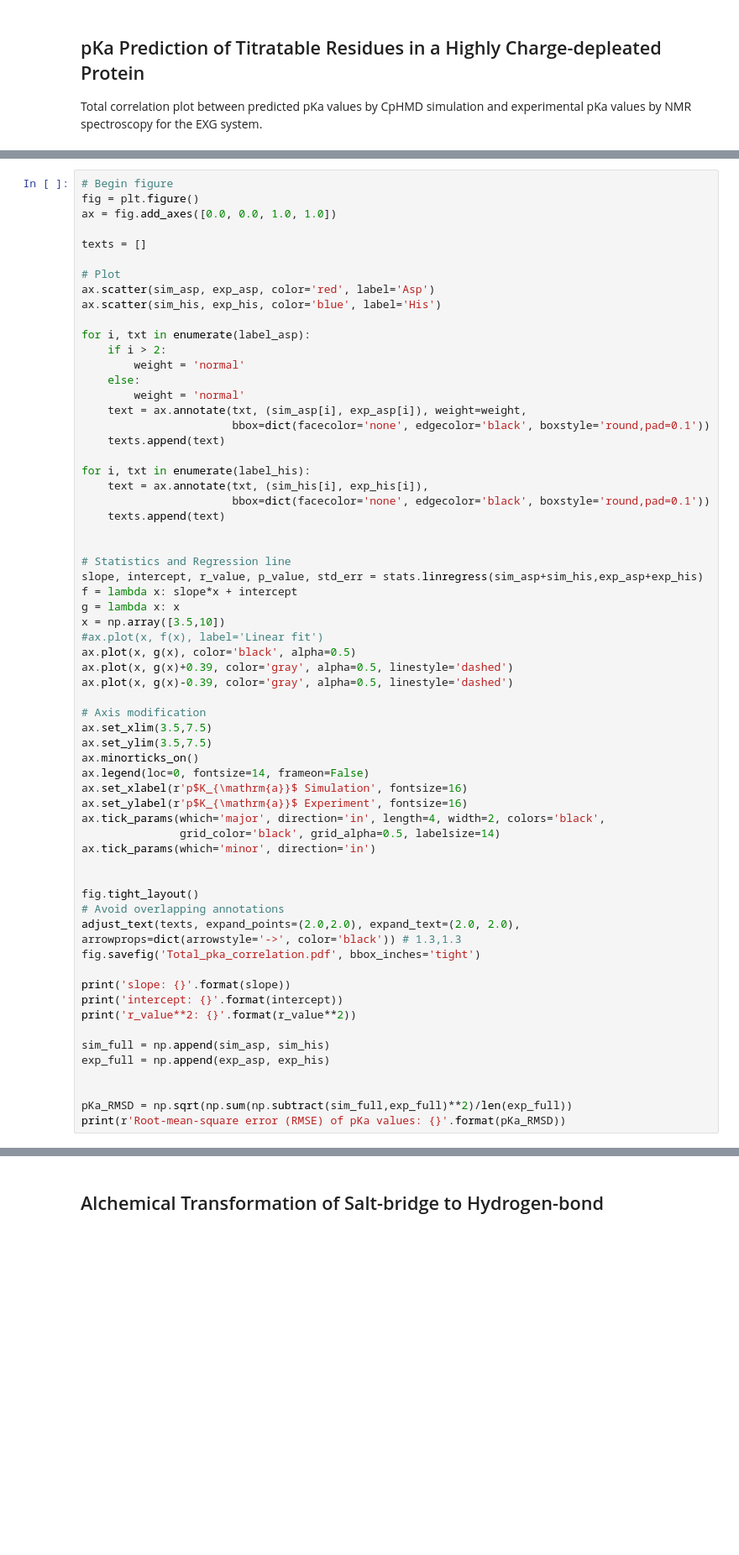
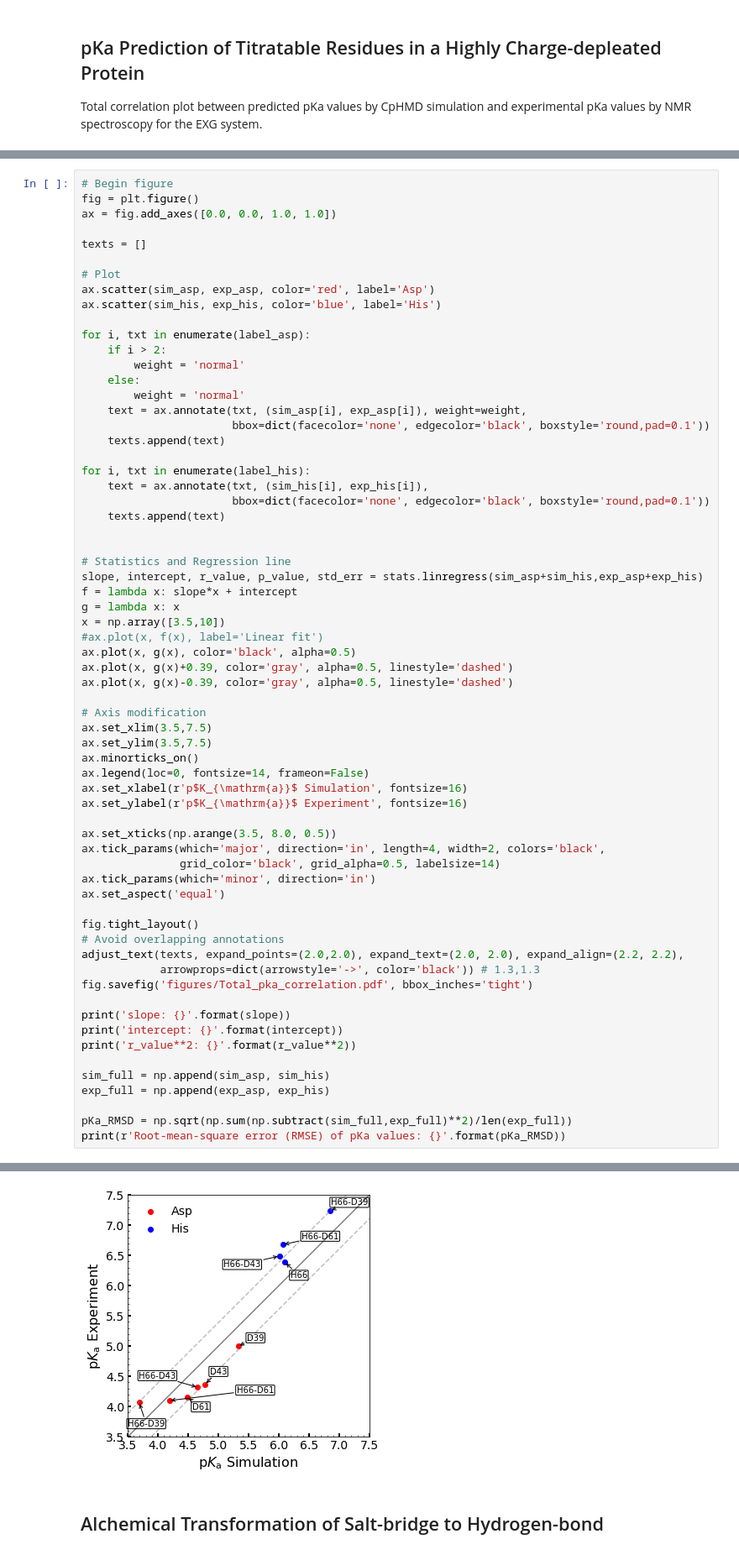
Before and after one commit to SHervoe-Hansen/Protein-Electrostatics, a Jupyter notebook: Protein_electrostatics.ipynb, the cells around one changed output, grey strips where cells are left out. Shown at 84% size. Cells and saved outputs as stored; diff of their text form; blank space fills up the shorter version.

```diff
--- a/Protein_electrostatics.ipynb
+++ b/Protein_electrostatics.ipynb
@@ -432,15 +459,18 @@ ax.minorticks_on()
 ax.legend(loc=0, fontsize=14, frameon=False)
 ax.set_xlabel(r'p$K_{\mathrm{a}}$ Simulation', fontsize=16)
 ax.set_ylabel(r'p$K_{\mathrm{a}}$ Experiment', fontsize=16)
+
+ax.set_xticks(np.arange(3.5, 8.0, 0.5))
 ax.tick_params(which='major', direction='in', length=4, width=2, colors='black',
                grid_color='black', grid_alpha=0.5, labelsize=14)
 ax.tick_params(which='minor', direction='in')
-
+ax.set_aspect('equal')
 
 fig.tight_layout()
 # Avoid overlapping annotations
-adjust_text(texts, expand_points=(2.0,2.0), expand_text=(2.0, 2.0), arrowprops=dict(arrowstyle='->', color='black')) # 1.3,1.3
-fig.savefig('Total_pka_correlation.pdf', bbox_inches='tight')
+adjust_text(texts, expand_points=(2.0,2.0), expand_text=(2.0, 2.0), expand_align=(2.2, 2.2),
+            arrowprops=dict(arrowstyle='->', color='black')) # 1.3,1.3
+fig.savefig('figures/Total_pka_correlation.pdf', bbox_inches='tight')
 
 print('slope: {}'.format(slope))
 print('intercept: {}'.format(intercept))
@@ -449,6 +479,6 @@ print('r_value**2: {}'.format(r_value**2))
 sim_full = np.append(sim_asp, sim_his)
 exp_full = np.append(exp_asp, exp_his)
 
-
 pKa_RMSD = np.sqrt(np.sum(np.subtract(sim_full,exp_full)**2)/len(exp_full))
 print(r'Root-mean-square error (RMSE) of pKa values: {}'.format(pKa_RMSD))
+# %% [output]
@@ -455,3 +489,4 @@ print(r'Root-mean-square error (RMSE) of pKa values: {}'.format(pKa_RMSD))
+[figure, added]
 # %% [markdown]
 ## Alchemical Transformation of Salt-bridge to Hydrogen-bond
 # %%
```
Also changed, not shown: parts of 9 cells of this notebook, 7 other files.
